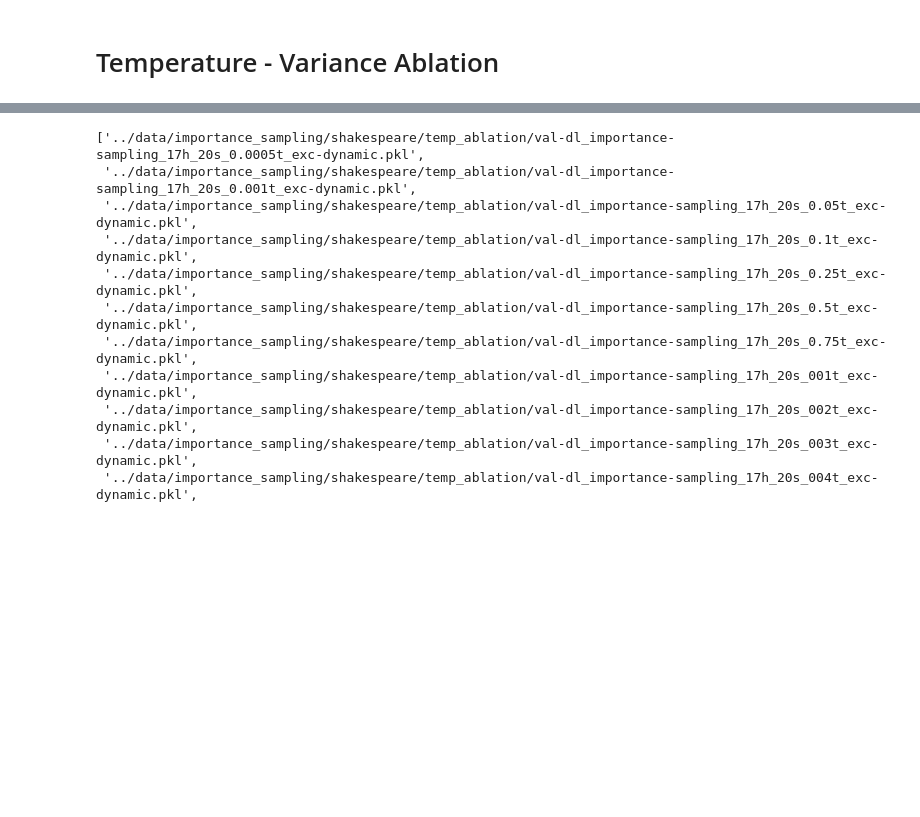
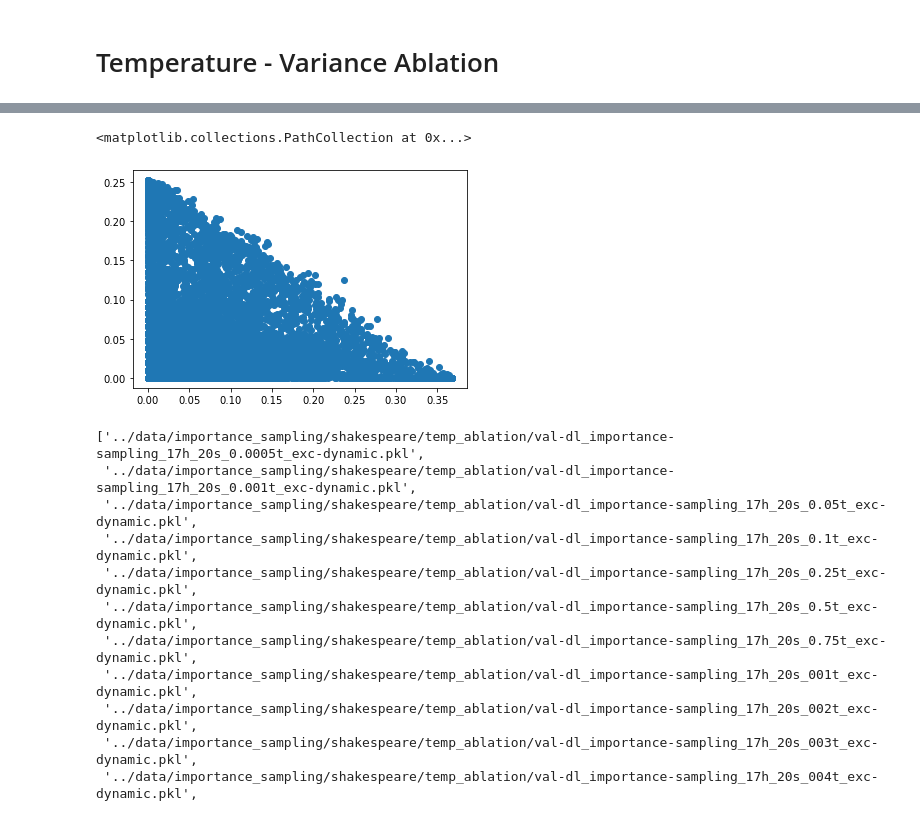
Before and after one commit to vshah99/prob_seq_queries_nnproject, a Jupyter notebook: notebooks/temperature_variance_ablation.ipynb, the cells around one changed output, grey strips where cells are left out. Saved outputs shown, nothing was run; the diff lists cells and outputs as text; code cells hidden in the pictures; blank space fills up the shorter version.

```diff
--- a/notebooks/temperature_variance_ablation.ipynb
+++ b/notebooks/temperature_variance_ablation.ipynb
@@ -19,7 +19,19 @@ paths = sorted(glob.glob("../data/importance_sampling/shakespeare/temp_ablation/
 temps = sorted([float(path.split("_")[-2].replace('t','').replace("z",'')) for path in sorted(paths)])
 # %%
 # (samples,vocab)
-data_tensor = torch.stack([torch.gather(read_pkl(pth)['sample_est_std'],0,torch.LongTensor(read_pkl(pth)['excluded_terms']).unsqueeze(-1)).flatten() for pth in paths],dim = 0).numpy()#.reshape(len(temps),-1)
-# data_tensor = torch.stack([read_pkl(pth)['sample_est_std'] for pth in paths],dim = 0).reshape(len(paths),-1).numpy()
-data_tensor.shape
+variances = []; entropies = []
+for pth in paths:
+    data = read_pkl(pth)
+    samples = data['sample_estimates']
+    excluded_terms = data['excluded_terms']
+    expanded_excluded_terms = torch.LongTensor(excluded_terms).repeat((samples.shape[1],1)).T.unsqueeze(-1)
+    samples = torch.gather(data['sample_estimates'],-1,
+                           expanded_excluded_terms).squeeze()
+    var = torch.var(samples,dim=-1)
+    entropy= -(samples*torch.log(samples)).mean(dim=-1)
+    variances.append(var)
+    entropies.append(entropy)
+
+variances = torch.cat(variances)
+entropies = torch.cat(entropies)
 # %% [output]
@@ -27,3 +57,8 @@ data_tensor.shape
+# %%
+plt.scatter(entropies,variances)
+# %% [output]
+<matplotlib.collections.PathCollection at 0x...>
+[figure, added]
 # %%
 paths
 # %% [output]
```
Also changed, not shown: parts of 4 cells of this notebook, 6 other files.
